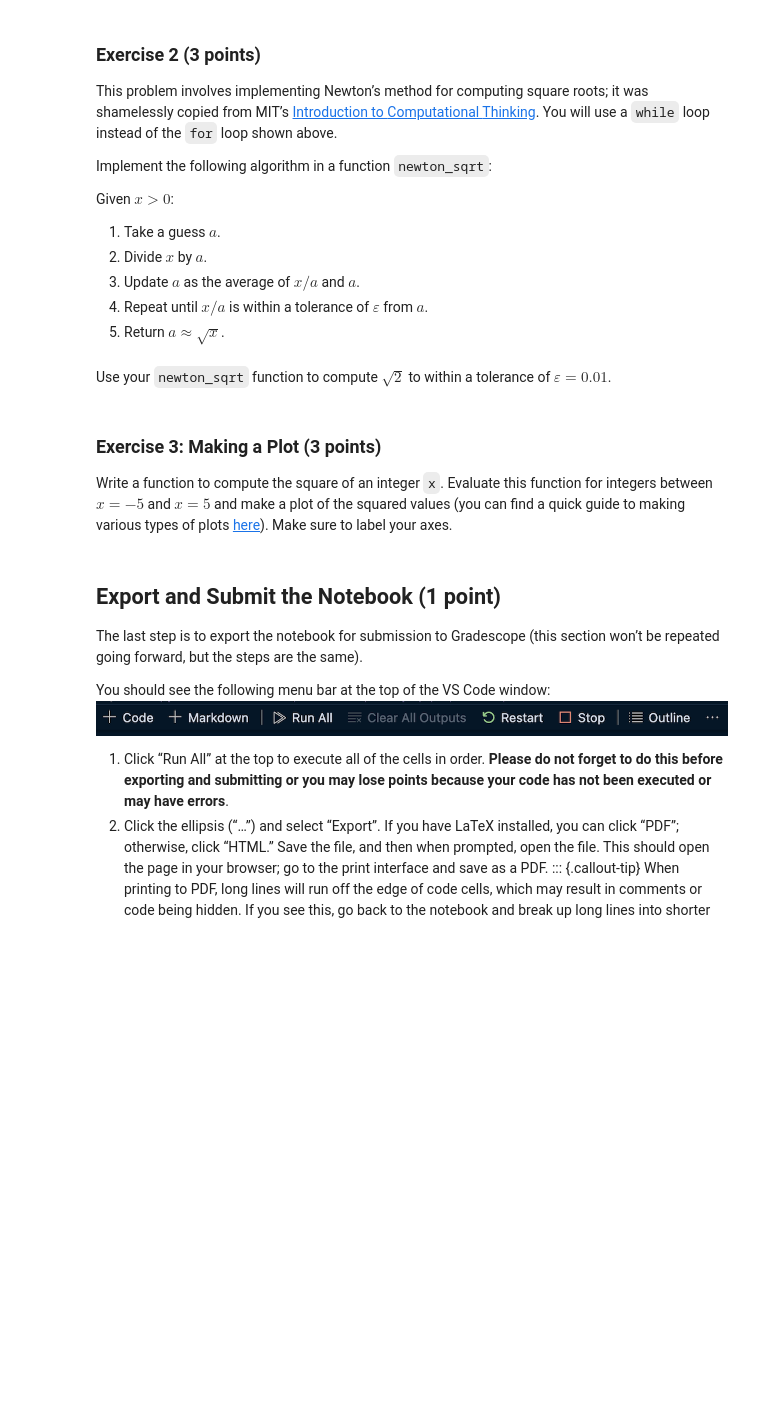
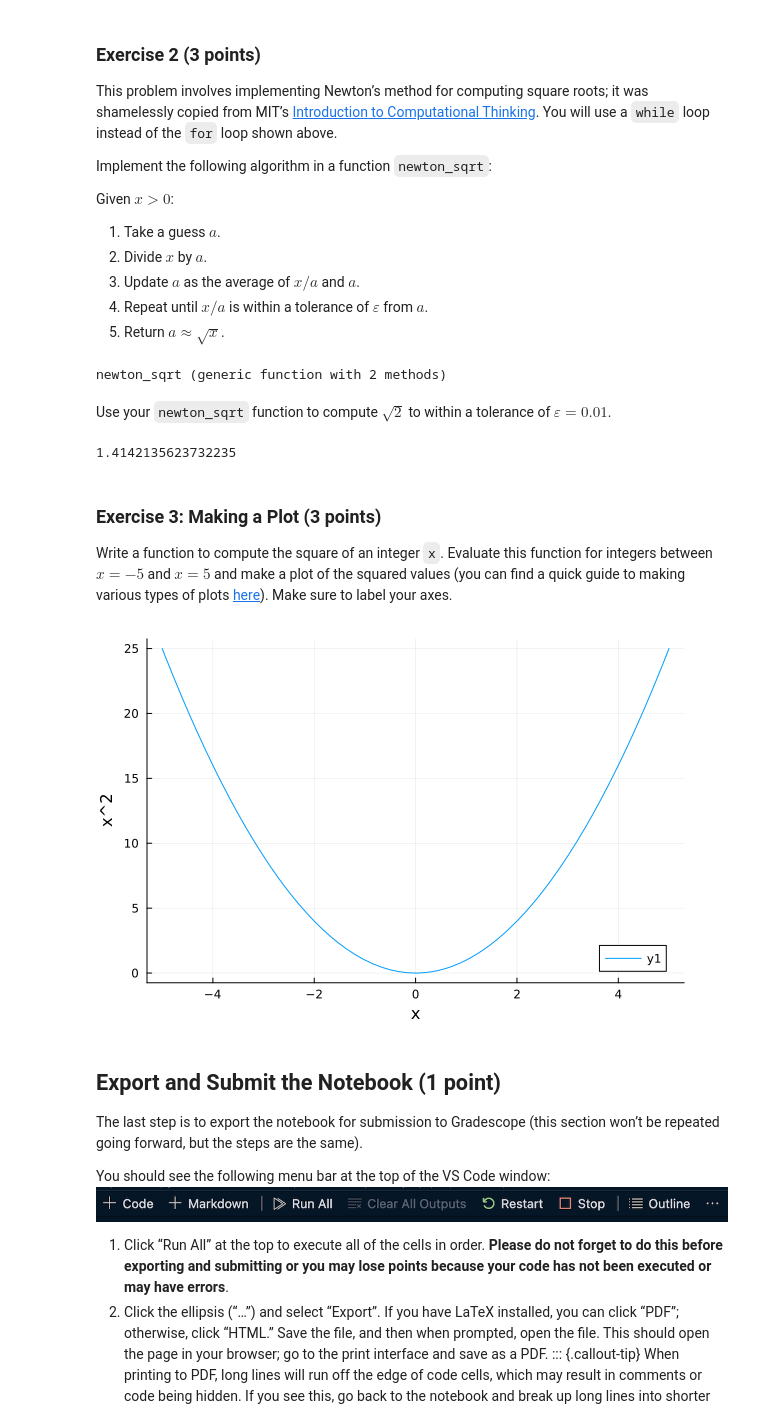
Before and after one commit to BEE4750-FA23/lab-01-abigailnason, a Jupyter notebook: lab01.ipynb, the cells around one changed output. Saved outputs shown, nothing was run; the diff lists cells and outputs as text; code cells hidden in the pictures; blank space fills up the shorter version.

```diff
--- a/lab01.ipynb
+++ b/lab01.ipynb
@@ -258,12 +258,25 @@ Given $x > 0$:
 4.  Repeat until $x/a$ is within a tolerance of $\varepsilon$ from $a$.
 5.  Return $a \approx \sqrt{x}$.
 # %%
-# insert your code here
+function newton_sqrt(x,a)
+    @assert x > 0
+    #a = 1.9
+    epsilon = 0.00000001
+    while abs(x/a - a) > epsilon
+        #x = x / a or x /= a
+        a = (x/a + a)/2
+    end
+    return a
+end
+# %% [output]
+newton_sqrt (generic function with 2 methods)
 # %% [markdown]
 Use your `newton_sqrt` function to compute $\sqrt{2}$ to within a
 tolerance of $\varepsilon = 0.01$.
 # %%
-# insert your code here
+newton_sqrt(2,1.9)
+# %% [output]
+1.4142135623732235
 # %% [markdown]
 ### Exercise 3: Making a Plot (3 points)
 
@@ -273,7 +286,15 @@ squared values (you can find a quick guide to making various types of
 plots [here](../tutorials/julia-plots.html)). Make sure to label your
 axes.
 # %%
-# insert your code here
+function f(x)
+    return x^2
+end
+plot(f, -5, 5,
+    xlabel = "x",
+    ylabel = "x^2"
+)          # plot f over [-5,5]
+# %% [output]
+[figure, added]
 # %% [markdown]
 ## Export and Submit the Notebook (1 point)
 
```
Also changed, not shown: parts of 7 cells of this notebook.
